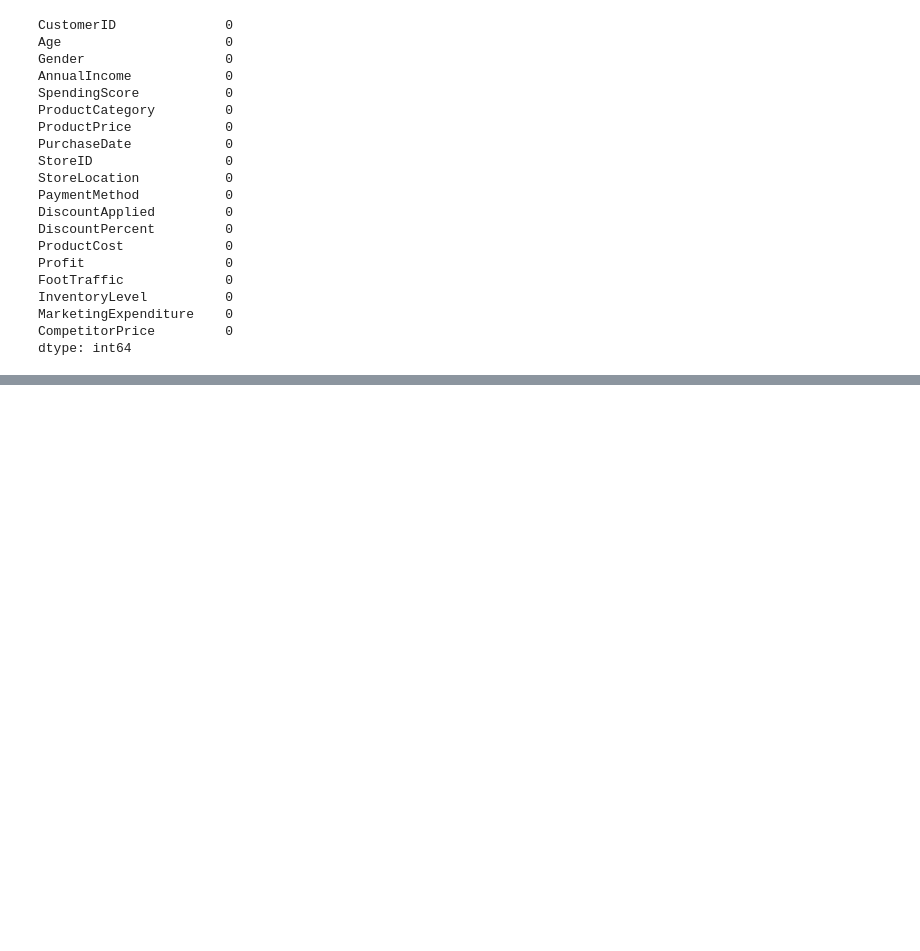
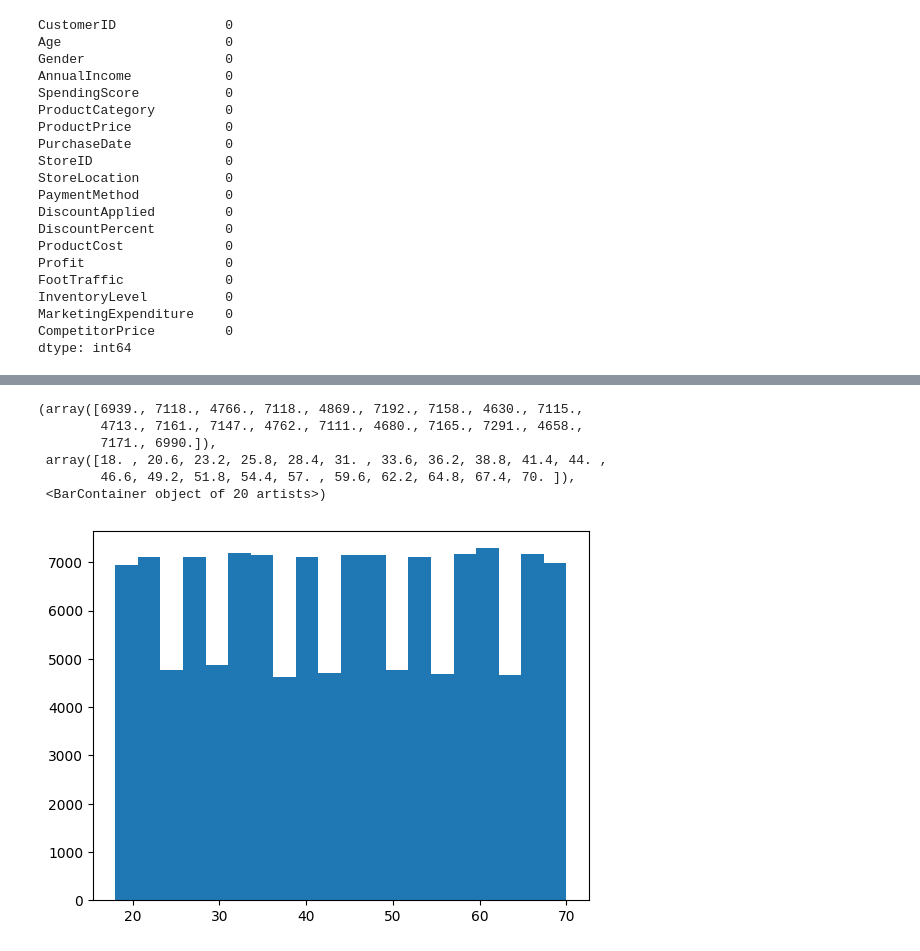
Before and after one commit to anshi611/Applied-Machine-Learning-Lab, a Jupyter notebook: Experiment01_Retail_Sales.ipynb, the cells around one changed output, grey strips where cells are left out. Drawn from its saved outputs; the diff is of its cells as text; code cells hidden in the pictures; blank space fills up the shorter version.

```diff
--- a/Experiment01_Retail_Sales.ipynb
+++ b/Experiment01_Retail_Sales.ipynb
@@ -142,0 +265,10 @@ income = df["AnnualIncome"].values
+# %%
+plt.hist(df["Age"], bins=20)
+# %% [output]
+(array([6939., 7118., 4766., 7118., 4869., 7192., 7158., 4630., 7115.,
+        4713., 7161., 7147., 4762., 7111., 4680., 7165., 7291., 4658.,
+        7171., 6990.]),
+ array([18. , 20.6, 23.2, 25.8, 28.4, 31. , 33.6, 36.2, 38.8, 41.4, 44. ,
+        46.6, 49.2, 51.8, 54.4, 57. , 59.6, 62.2, 64.8, 67.4, 70. ]),
+ <BarContainer object of 20 artists>)
+[figure, added]
```
Also changed, not shown: parts of 26 cells of this notebook.
